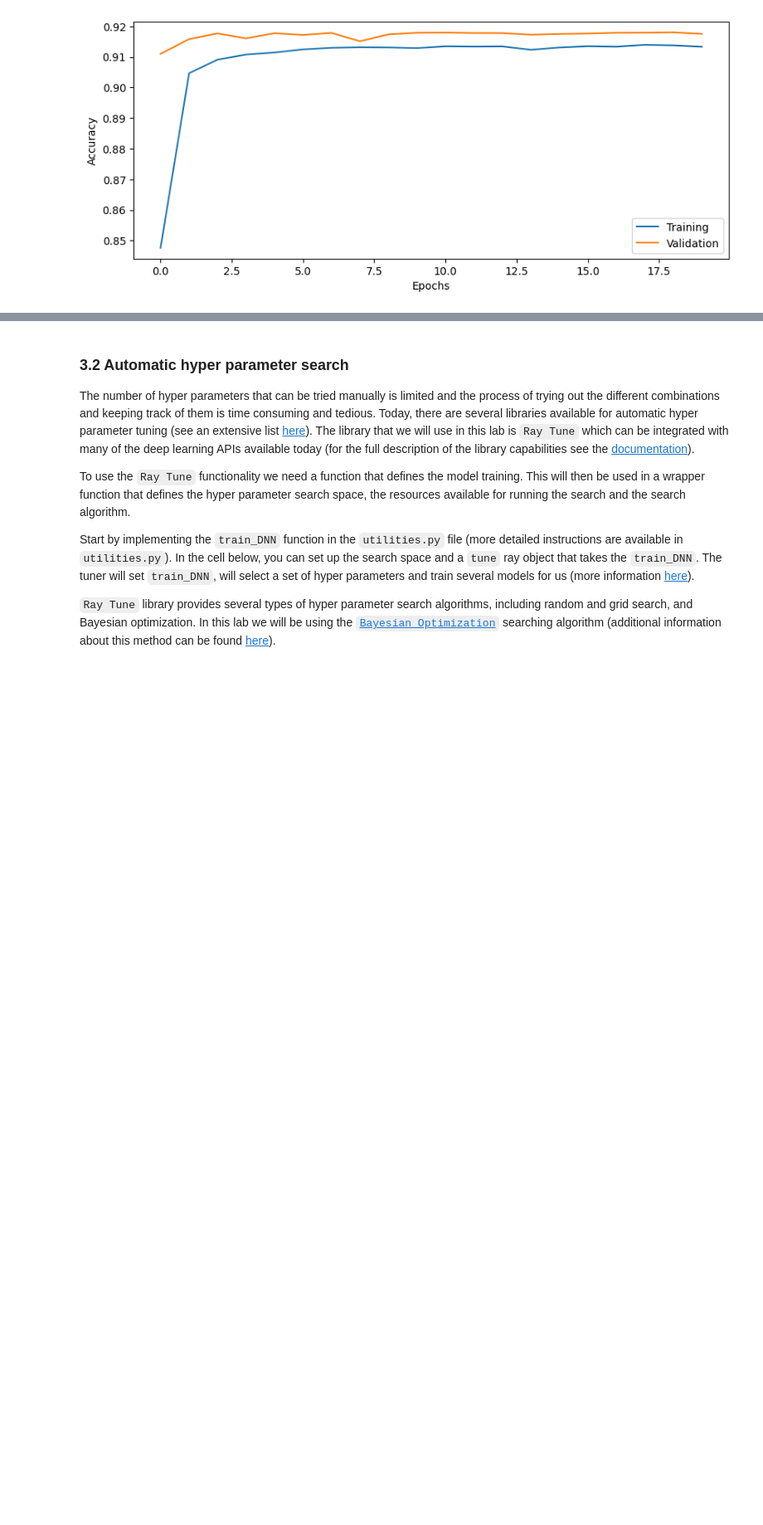
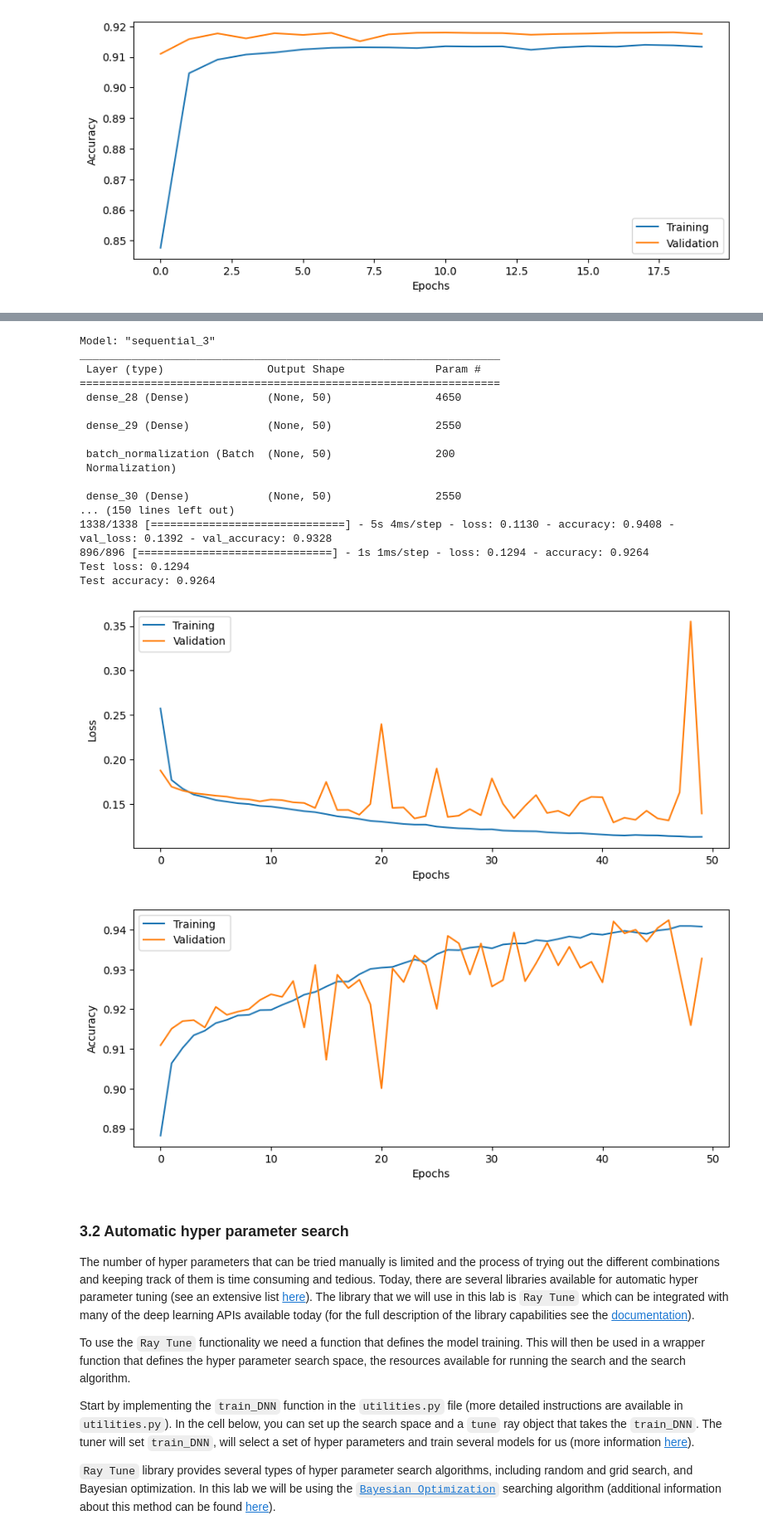
Before and after one commit to PranavC225/732A82_Deep_Learning, a Jupyter notebook: 2_DNN/DNN_Lab.ipynb, the cells around one changed output, grey strips where cells are left out. Shown at 83% size. Drawn from its saved outputs; the diff is of its cells as text; code cells hidden in the pictures; blank space fills up the shorter version.

```diff
--- a/2_DNN/DNN_Lab.ipynb
+++ b/2_DNN/DNN_Lab.ipynb
@@ -684,22 +686,45 @@ Spend some time (20 to 30 minutes) tuning the network architecture (number of la
 # %%
 # --------------------------------------------
 # === Your code here =========================
 # --------------------------------------------
 
 # Build and train model
-best_model = ???
+best_model = build_DNN(input_shape = (92, ), n_hidden_layers = 10, n_hidden_units = 50, loss = BinaryCrossentropy(),
+                   act_fun = 'relu', optimizer = 'sgd', learning_rate = 0.01, use_bn = True, use_dropout = False, print_summary=True)
 
-best_history = ???
+best_history = best_model.fit(Xtrain, Ytrain, validation_data = (Xval, Yval),
+                      epochs = 50, batch_size = 100, verbose = 1)
+
 # Evaluate model on test data
-best_score = ???
+best_score = best_model.evaluate(Xtest, Ytest)
 
 # ============================================
 
 print('Test loss: %.4f' % best_score[0])
 print('Test accuracy: %.4f' % best_score[1])
 
 # Plot the history from the training run
-plot_results(history)
+plot_results(best_history)
+# %% [output]
+Model: "sequential_3"
+_________________________________________________________________
+ Layer (type)                Output Shape              Param #
+=================================================================
+ dense_28 (Dense)            (None, 50)                4650
+
+ dense_29 (Dense)            (None, 50)                2550
+
+ batch_normalization (Batch  (None, 50)                200
+ Normalization)
+
+ dense_30 (Dense)            (None, 50)                2550
+... (150 lines left out)
+1338/1338 [==============================] - 5s 4ms/step - loss: 0.1130 - accuracy: 0.9408 - val_loss: 0.1392 - val_accuracy: 0.9328
+896/896 [==============================] - 1s 1ms/step - loss: 0.1294 - accuracy: 0.9264
+Test loss: 0.1294
+Test accuracy: 0.9264
+[figure, added]
+[figure, added]
 # %% [markdown]
 ### **3.2 Automatic hyper parameter search**
 The number of hyper parameters that can be tried manually is limited and the process of trying out the different combinations and keeping track of them is time consuming and tedious. Today, there are several libraries available for automatic hyper parameter tuning (see an extensive list [here](https://github.com/balavenkatesh3322/hyperparameter_tuning)). The library that we will use in this lab is `Ray Tune` which can be integrated with many of the deep learning APIs available today (for the full description of the library capabilities see the [documentation](https://docs.ray.io/en/latest/tune/index.html)).
```
Also changed, not shown: parts of 4 cells of this notebook.
